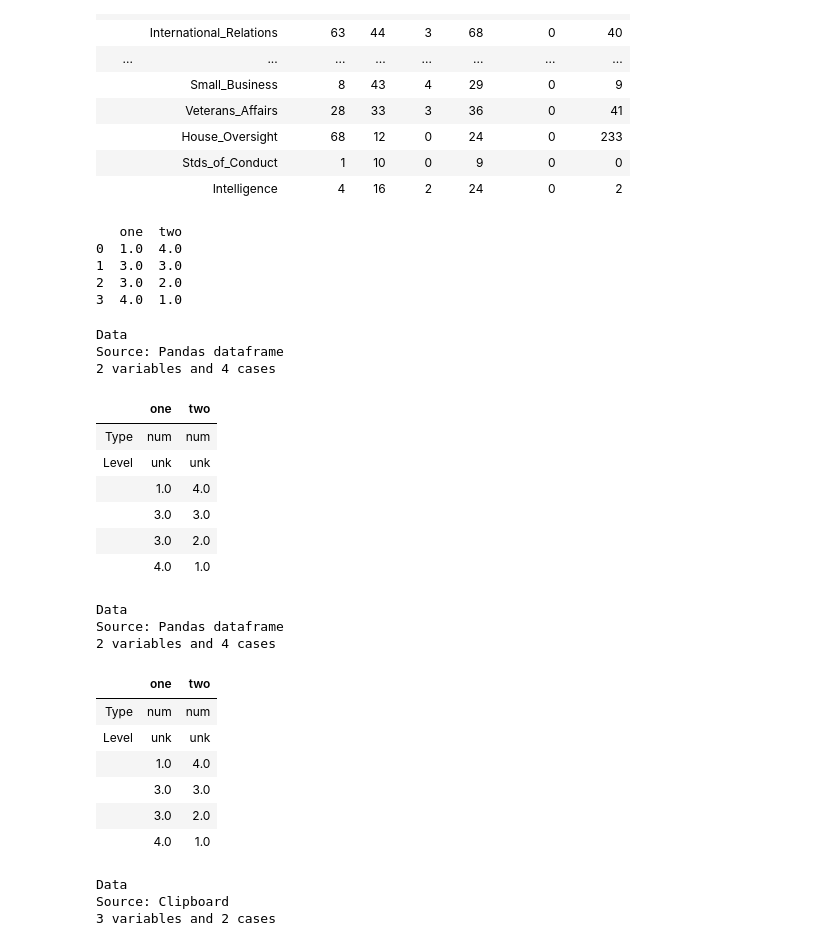
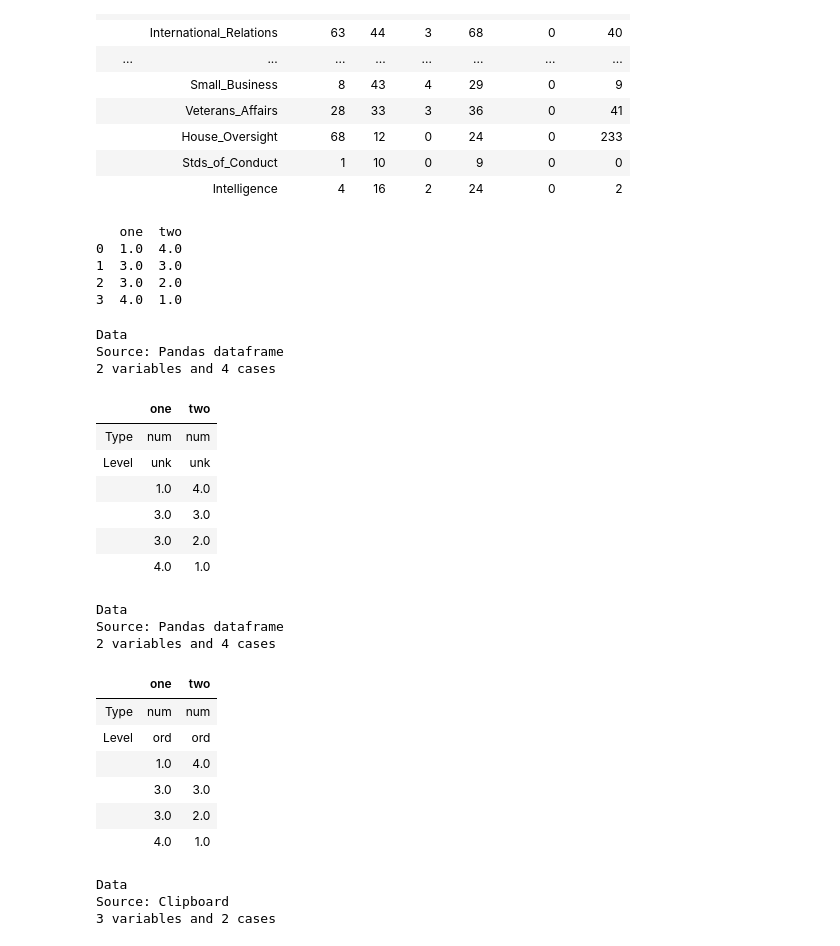
Before and after one commit to cogstat/cogstat, a Jupyter notebook: cogstat/docs/CogStat Jupyter Notebook tutorial.ipynb, the cells around one changed output. Drawn from its saved outputs; the diff is of its cells as text; code cells hidden in the pictures.

```diff
--- a/cogstat/docs/CogStat Jupyter Notebook tutorial.ipynb
+++ b/cogstat/docs/CogStat Jupyter Notebook tutorial.ipynb
@@ -274,35 +278,35 @@ data = {'one' : [1., 3., 3., 4.],
 pandas_data = pd.DataFrame(data)
 print(pandas_data)
 
 # Then we simply specify the pandas data to import
 data = cs.CogStatData(data=pandas_data)
 cs.display(data.print_data())
 
 # Again, you can specify the measurement level
-data = cs.CogStatData(data=pandas_data, measurement_levels='ord ord')
+data = cs.CogStatData(data=pandas_data, measurement_levels=['ord', 'ord'])
 cs.display(data.print_data())
 # %% [output]
    one  two
 0  1.0  4.0
 1  3.0  3.0
 2  3.0  2.0
 3  4.0  1.0
 Data
 Source: Pandas dataframe
 2 variables and 4 cases
 |  | one | two |
 | Type | num | num |
 | Level | unk | unk |
 |  | 1.0 | 4.0 |
 |  | 3.0 | 3.0 |
 |  | 3.0 | 2.0 |
 |  | 4.0 | 1.0 |
 Data
 Source: Pandas dataframe
 2 variables and 4 cases
 |  | one | two |
 | Type | num | num |
-| Level | unk | unk |
+| Level | ord | ord |
 |  | 1.0 | 4.0 |
 |  | 3.0 | 3.0 |
 |  | 3.0 | 2.0 |
```
Also changed, not shown: parts of 12 cells of this notebook, 3 other files.
